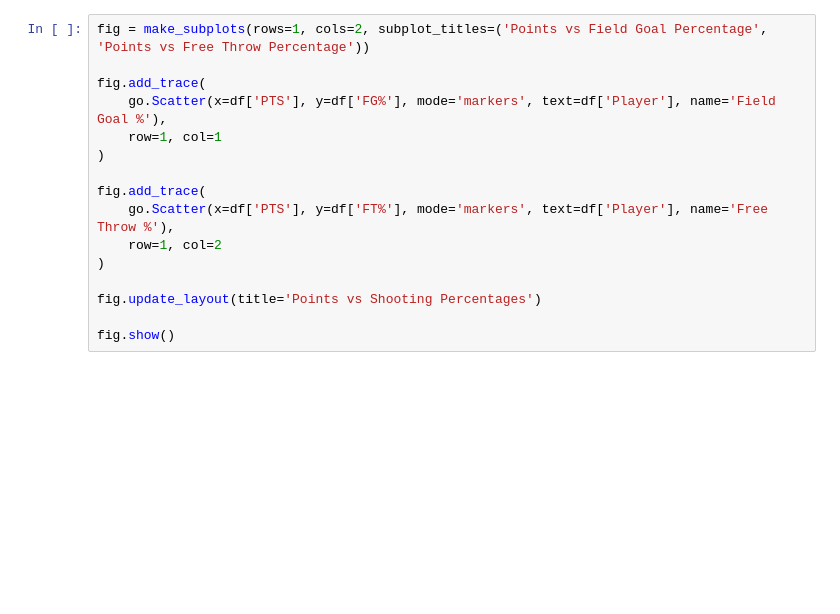
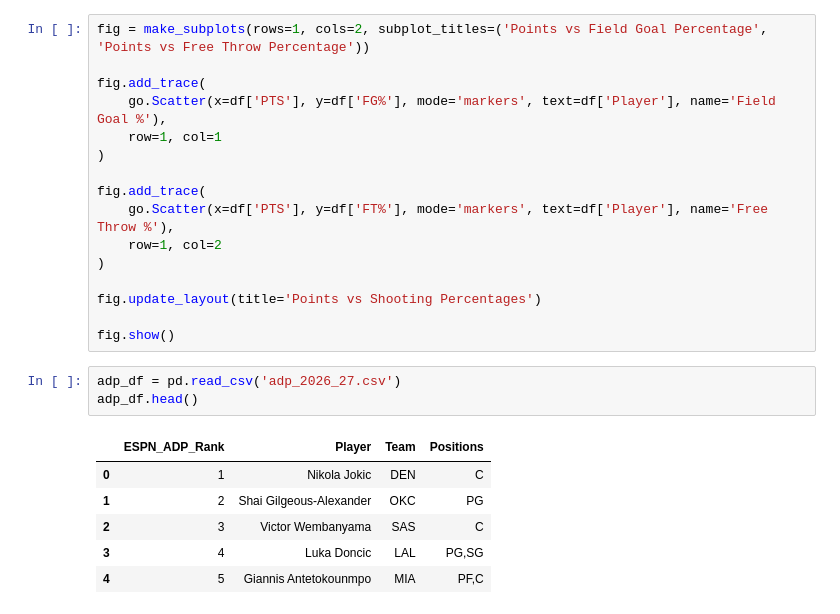
Before and after one commit to georgeboorman/nba-fantasy-trade-analyser, a Jupyter notebook: notebook.ipynb, the cells around one changed output. Drawn from its saved outputs; the diff is of its cells as text; blank space fills up the shorter version.

```diff
--- a/notebook.ipynb
+++ b/notebook.ipynb
@@ -40,3 +40,13 @@ fig.add_trace(
 fig.update_layout(title='Points vs Shooting Percentages')
 
 fig.show()
+# %%
+adp_df = pd.read_csv('adp_2026_27.csv')
+adp_df.head()
+# %% [output]
+|  | ESPN_ADP_Rank | Player | Team | Positions |
+| 0 | 1 | Nikola Jokic | DEN | C |
+| 1 | 2 | Shai Gilgeous-Alexander | OKC | PG |
+| 2 | 3 | Victor Wembanyama | SAS | C |
+| 3 | 4 | Luka Doncic | LAL | PG,SG |
+| 4 | 5 | Giannis Antetokounmpo | MIA | PF,C |
```
Also changed, not shown: parts of 5 cells of this notebook, 2 other files.
